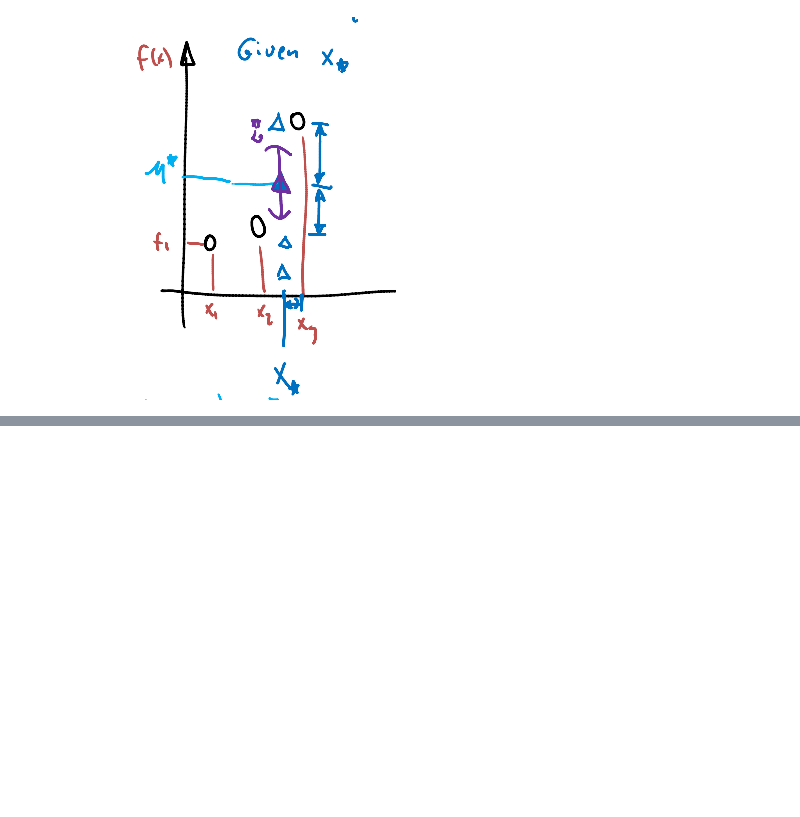
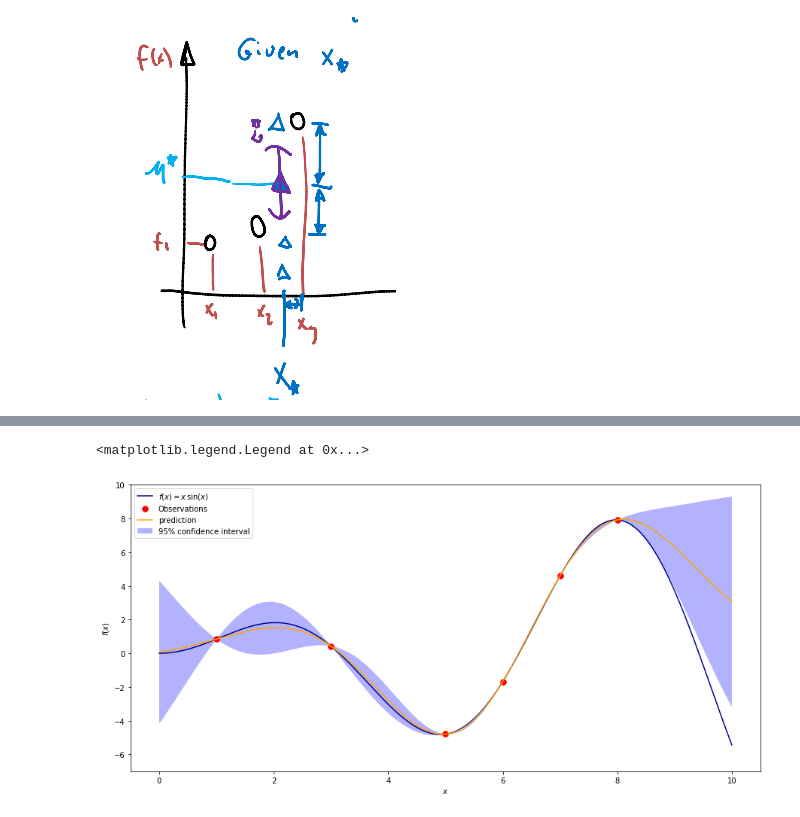
Before and after one commit to rmania/datascience, a Jupyter notebook: ubc_ml/Bayesian_learning2_Gaussian_processes.ipynb, the cells around one changed output, grey strips where cells are left out. Saved outputs shown, nothing was run; the diff lists cells and outputs as text; code cells hidden in the pictures; blank space fills up the shorter version.

```diff
--- a/ubc_ml/Bayesian_learning2_Gaussian_processes.ipynb
+++ b/ubc_ml/Bayesian_learning2_Gaussian_processes.ipynb
@@ -299,0 +306,45 @@ $F_{*} = K^{T}K^{-1}\mathcal{f}$
+# %%
+from sklearn.gaussian_process import GaussianProcessRegressor
+from sklearn.gaussian_process.kernels import RBF, ConstantKernel as C
+
+np.random.seed(1)
+
+def f(x):
+    """A function to predict."""
+    return x * np.sin(x)
+
+# create some noisy data
+X = np.atleast_2d([1., 3., 5., 6., 7., 8.]).T # Shape is now: (6, 1)
+
+# observations
+y = f(X).ravel() #y.shape: (6,)
+
+# Mesh the input space for evaluations of the real function, the prediction, MSE
+x = np.atleast_2d(np.linspace(0, 10, 1000)).T
+
+conf_interval = 1.9600 * sigma
+
+# ------------Instantiate the model-----------
+kernel = C(1.0, (1e-3, 1e3)) * RBF(10, (1e-2, 1e2))
+gp = GaussianProcessRegressor(kernel = kernel, n_restarts_optimizer=9)
+
+# fit the data using MLE of the parameters
+gp.fit(X,y)
+
+# Make the prediction on the meshed x-axis (ask for MSE as well)
+y_pred, sigma =  gp.predict(x, return_std=True)
+
+fig, ax = plt.subplots(figsize= [15,7])
+
+ax.plot(x, f(x), color= 'darkblue', label=u'$f(x) = x\,\sin(x)$')
+ax.plot(X, y, 'r.', markersize=15, label=u'Observations')
+ax.plot(x, y_pred, color='orange', label ='prediction')
+ax.fill(np.concatenate([x, x[::-1]]),
+        np.concatenate([y_pred - conf_interval,
+                       (y_pred + conf_interval)[::-1]]),
+        alpha=.3, fc='b', ec='None', label='95% confidence interval')
+ax.set(xlabel = '$x$', ylabel = '$f(x)$', ylim = [-7,10])
+ax.legend(loc='upper left')
+# %% [output]
+<matplotlib.legend.Legend at 0x...>
+[figure, added]
```
Also changed, not shown: parts of 17 cells of this notebook.
